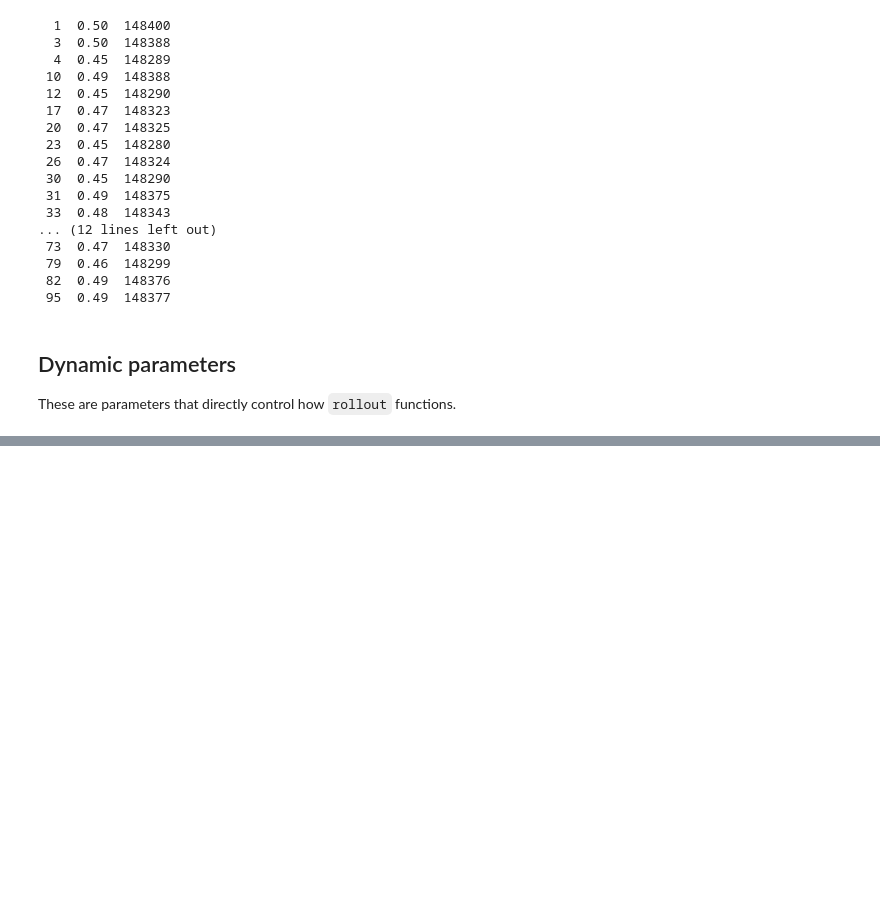
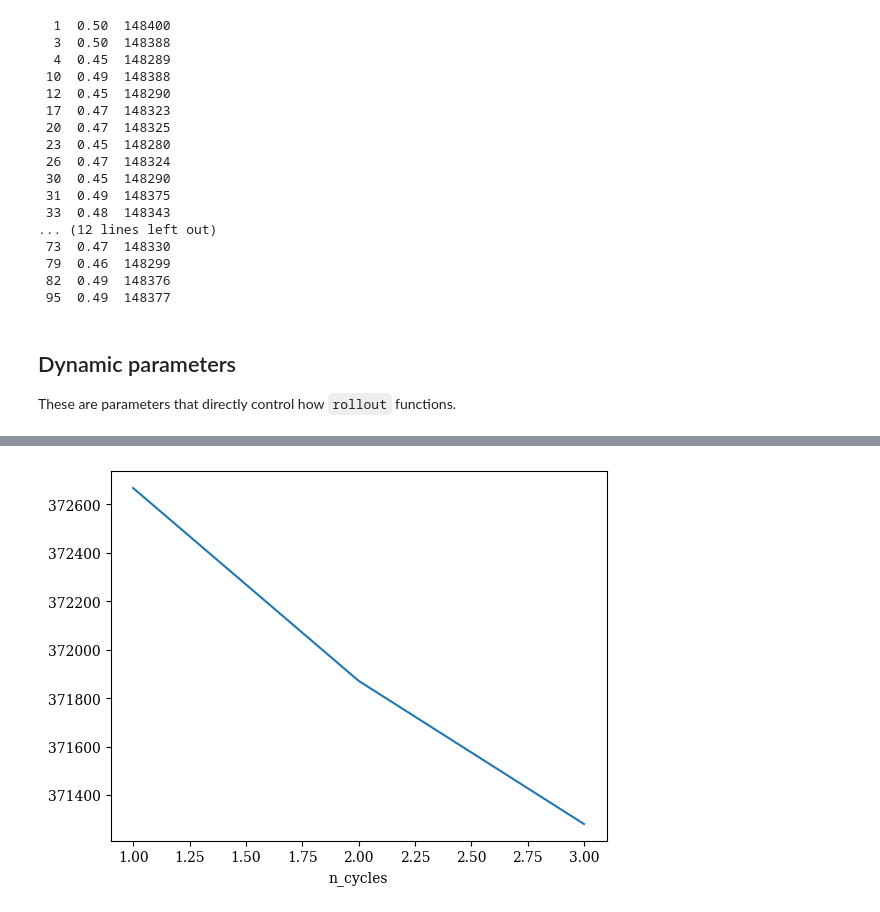
Before and after one commit to N-Wouda/Euro-NeurIPS-2022, a Jupyter notebook: notebooks/dynamic-tuning.ipynb, the cells around one changed output, grey strips where cells are left out. Cells and saved outputs as stored; diff of their text form; code cells hidden in the pictures; blank space fills up the shorter version.

```diff
--- a/notebooks/dynamic-tuning.ipynb
+++ b/notebooks/dynamic-tuning.ipynb
@@ -427,0 +466,4 @@ These are parameters that directly control how `rollout` functions.
+# %%
+df.cost.groupby(df["n_cycles"]).mean().plot();
+# %% [output]
+[figure, added]
```
Also changed, not shown: parts of 7 cells of this notebook, 2 other files.
